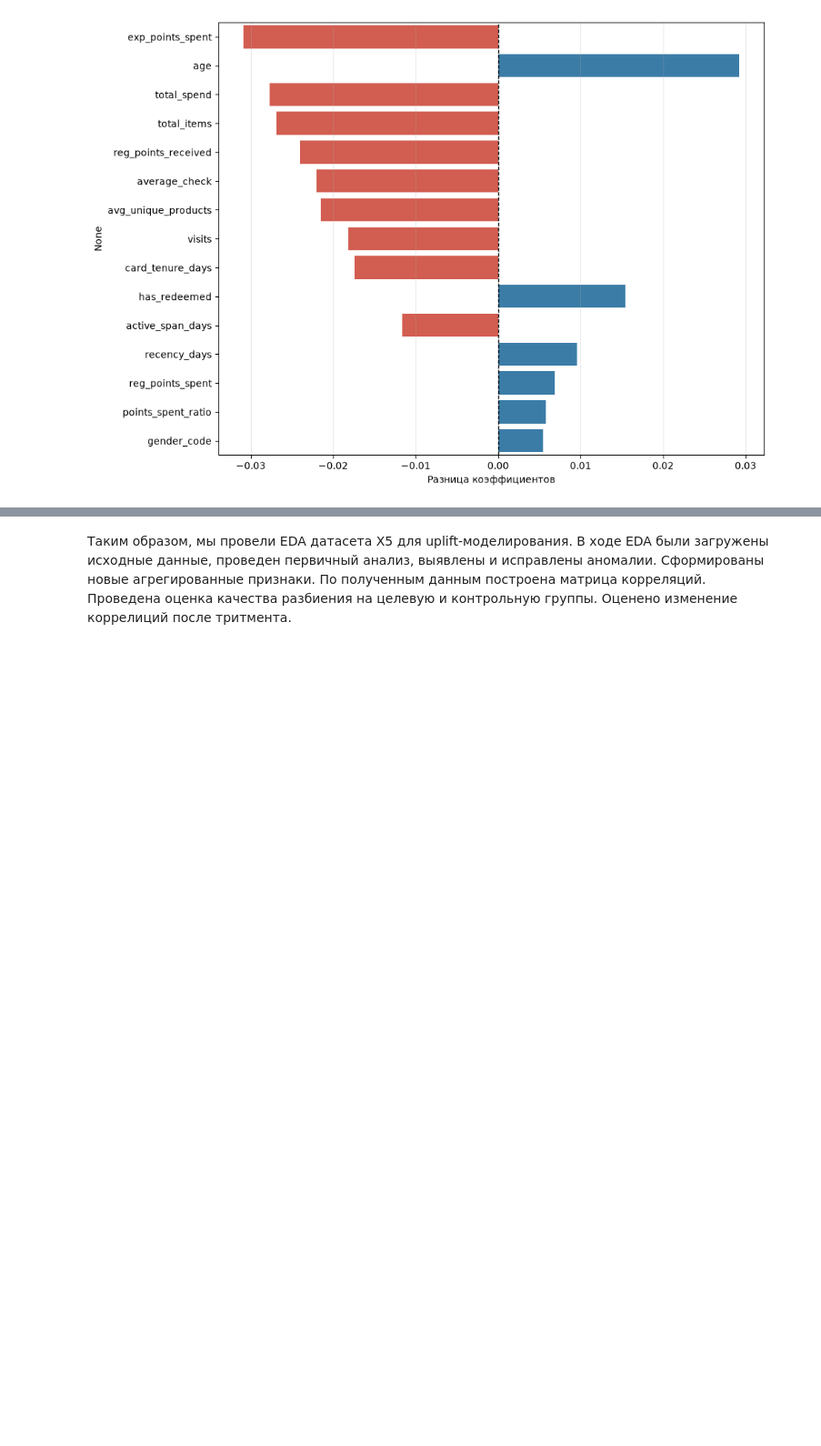
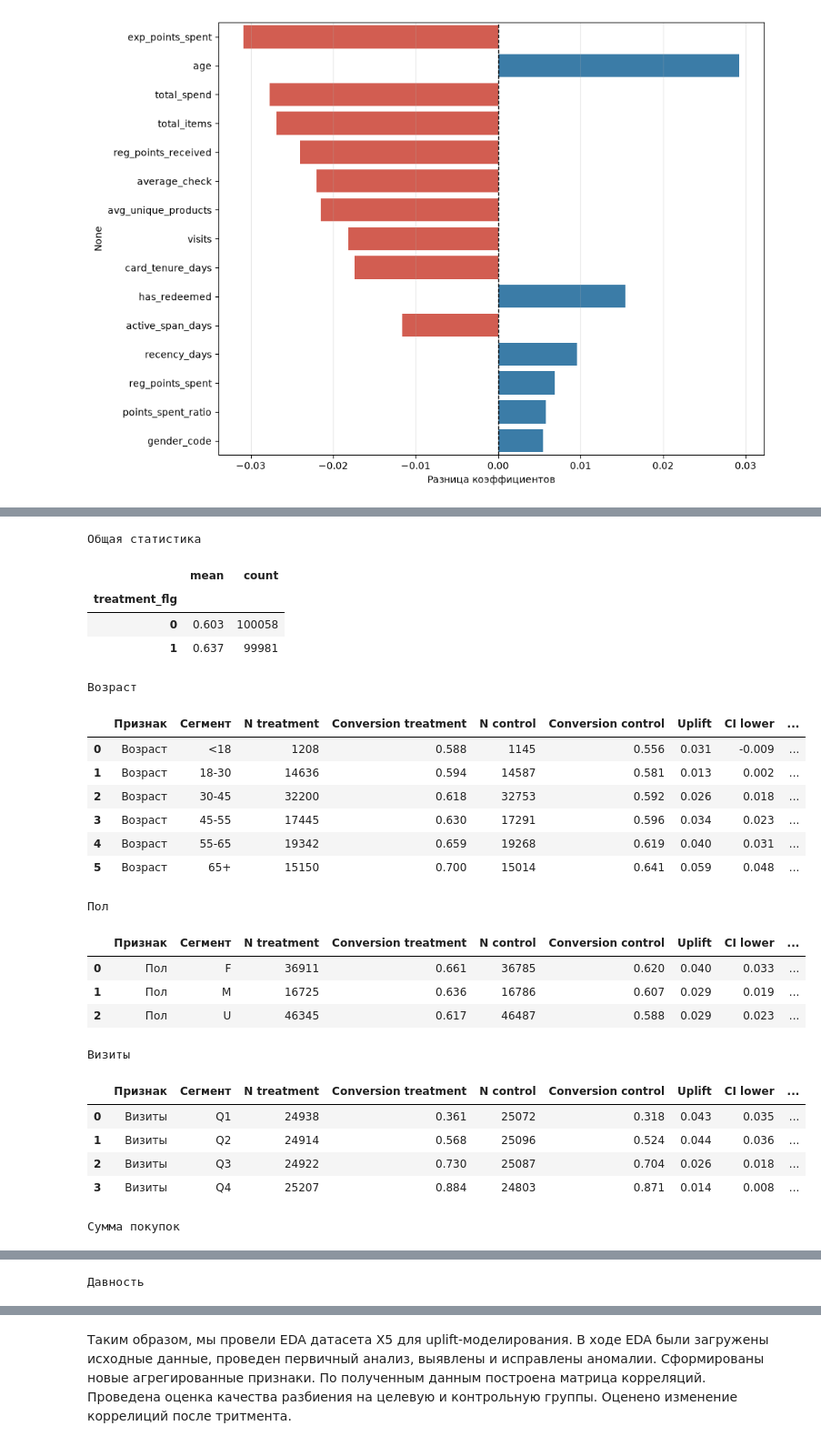
Before and after one commit to angamov-1-hse/uplift-modeling-project, a Jupyter notebook: Checkpoint 2/EDA.ipynb, the cells around one changed output, grey strips where cells are left out. Shown at 91% size. Saved outputs shown, nothing was run; the diff lists cells and outputs as text; code cells hidden in the pictures; blank space fills up the shorter version.

```diff
--- a/Checkpoint 2/EDA.ipynb
+++ b/Checkpoint 2/EDA.ipynb
@@ -289,0 +324,65 @@ plt.show()
+# %%
+def uplift_table(df, col, name):
+    stats = df.groupby([col, 'treatment_flg'])['target'].agg(['mean', 'count']).unstack('treatment_flg')
+
+    out = pd.DataFrame({
+        'Признак': name,
+        'Сегмент': stats.index,
+        'N treatment': stats[('count', 1)].values,
+        'Conversion treatment': stats[('mean', 1)].values,
+        'N control': stats[('count', 0)].values,
+        'Conversion control': stats[('mean', 0)].values,
+    })
+    out['Uplift'] = out['Conversion treatment'] - out['Conversion control']
+    se = np.sqrt(
+        out['Conversion treatment'] * (1 - out['Conversion treatment']) / out['N treatment'] +
+        out['Conversion control'] * (1 - out['Conversion control']) / out['N control']
+    )
+    out['CI lower'] = out['Uplift'] - 1.96 * se
+    out['CI upper'] = out['Uplift'] + 1.96 * se
+    return out.dropna()
+
+
+df_seg = df_client_info.copy()
+df_seg['Возраст'] = pd.cut(df_seg['age'], [0, 18, 30, 45, 55, 65, 120],
+                          labels=['<18', '18-30', '30-45', '45-55', '55-65', '65+'], right=False)
+df_seg['Пол'] = df_seg['gender']
+df_seg['Визиты'] = pd.qcut(df_seg['visits'].rank(method='first'), 4, labels=['Q1','Q2','Q3','Q4'])
+df_seg['Сумма покупок'] = pd.qcut(df_seg['total_spend'].rank(method='first'), 4, labels=['Q1','Q2','Q3','Q4'])
+df_seg['Давность'] = pd.qcut(df_seg['recency_days'].rank(method='first'), 4, labels=['Q1','Q2','Q3','Q4'])
+df_seg['Экспресс-баллы'] = np.where(df_seg['exp_points_spent'].fillna(0) != 0, 'Да', 'Нет')
+
+print('Общая статистика')
+total_stat = df_seg.groupby(['treatment_flg'])['target'].agg(['mean', 'count'])
+display(total_stat.round(3))
+segments = [ 'Возраст', 'Пол', 'Визиты', 'Сумма покупок', 'Давность']
+for segment in segments:
+    print(segment)
+    results = uplift_table(df_seg, segment, segment)
+    display(results.round(3))
+# %% [output]
+Общая статистика
+|  | mean | count |
+| treatment_flg |  |  |
+| 0 | 0.603 | 100058 |
+| 1 | 0.637 | 99981 |
+Возраст
+|  | Признак | Сегмент | N treatment | Conversion treatment | N control | Conversion control | Uplift | CI lower | ... |
+| 0 | Возраст | <18 | 1208 | 0.588 | 1145 | 0.556 | 0.031 | -0.009 | ... |
+| 1 | Возраст | 18-30 | 14636 | 0.594 | 14587 | 0.581 | 0.013 | 0.002 | ... |
+| 2 | Возраст | 30-45 | 32200 | 0.618 | 32753 | 0.592 | 0.026 | 0.018 | ... |
+| 3 | Возраст | 45-55 | 17445 | 0.630 | 17291 | 0.596 | 0.034 | 0.023 | ... |
+| 4 | Возраст | 55-65 | 19342 | 0.659 | 19268 | 0.619 | 0.040 | 0.031 | ... |
+| 5 | Возраст | 65+ | 15150 | 0.700 | 15014 | 0.641 | 0.059 | 0.048 | ... |
+Пол
+|  | Признак | Сегмент | N treatment | Conversion treatment | N control | Conversion control | Uplift | CI lower | ... |
+| 0 | Пол | F | 36911 | 0.661 | 36785 | 0.620 | 0.040 | 0.033 | ... |
+| 1 | Пол | M | 16725 | 0.636 | 16786 | 0.607 | 0.029 | 0.019 | ... |
+| 2 | Пол | U | 46345 | 0.617 | 46487 | 0.588 | 0.029 | 0.023 | ... |
+Визиты
+|  | Признак | Сегмент | N treatment | Conversion treatment | N control | Conversion control | Uplift | CI lower | ... |
+| 0 | Визиты | Q1 | 24938 | 0.361 | 25072 | 0.318 | 0.043 | 0.035 | ... |
+| 1 | Визиты | Q2 | 24914 | 0.568 | 25096 | 0.524 | 0.044 | 0.036 | ... |
+| 2 | Визиты | Q3 | 24922 | 0.730 | 25087 | 0.704 | 0.026 | 0.018 | ... |
+| 3 | Визиты | Q4 | 25207 | 0.884 | 24803 | 0.871 | 0.014 | 0.008 | ... |
+Сумма покупок
@@ -289,0 +394 @@ plt.show()
+Давность
```
Also changed, not shown: parts of 7 cells of this notebook.
